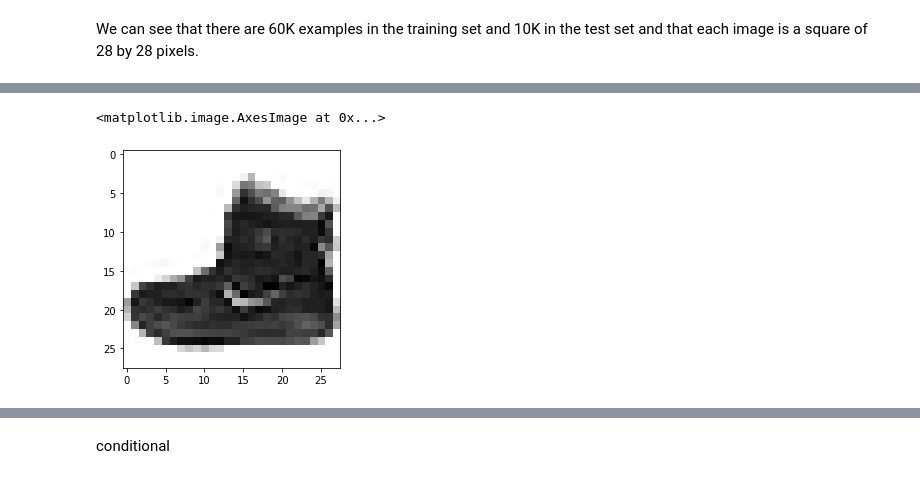
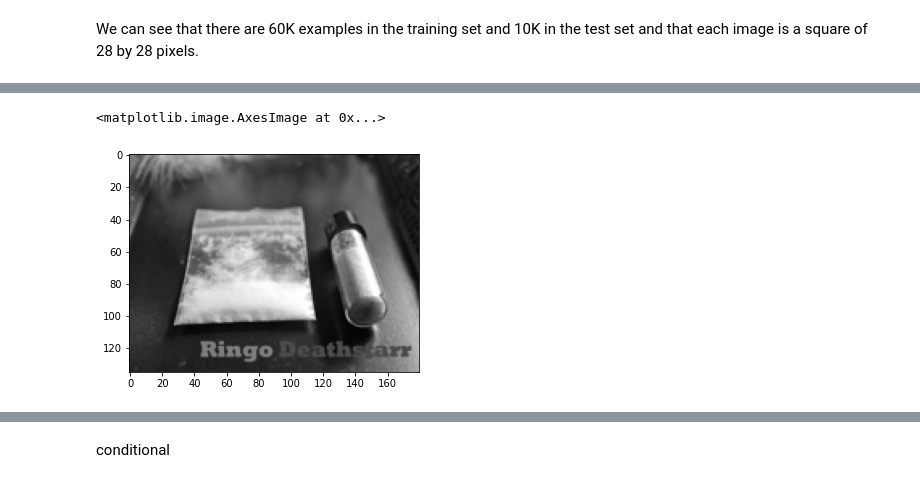
Before and after one commit to AlePaff/Generador-de-imagenes, a Jupyter notebook: TP4.ipynb, the cells around one changed output, grey strips where cells are left out. Saved outputs shown, nothing was run; the diff lists cells and outputs as text; code cells hidden in the pictures.

```diff
--- a/TP4.ipynb
+++ b/TP4.ipynb
@@ -115 +86,21 @@ def NumpyToPil(img):
+# %%
+#transforma una imagen PIL en un arreglo numpy
+def pilToNumpy(img):
+    return np.array(img)   # im2arr.shape: height x width x channel
+
+# dado un arreglo en numpy grafica la imagen (grayscale o rgb)
+def graficarNumpyIm(img_numpy):
+  plt.imshow(img_numpy, cmap='gray')
+
+#dado un id de imagen devuleve su objeto PIL transformado en un objeto numpy (rgb)
+def getImagen(img_id):
+  return pilToNumpy(Image.open(direccion_imagenes+'/'+str(img_id)+'.jpg'))
+
+def getImagenGray(img_id):
+  return grayscale(getImagen(img_id))
+
+#dada una imagen la transforma en un arreglo de numpy en escala de grises
+def grayscale(img):
+  rgb_weights = [0.2989, 0.5870, 0.1140]
+  return np.dot(img, rgb_weights)
 # %%
@@ -268,0 +366,9 @@ https://pbpython.com/categorical-encoding.html
+# %%
+idIm = [11, 15, 17, 19, 25, 27, 28, 32, 33, 35, 36, 38, 40, 41, 45]
+idImTest = [132, 142, 150, 149, 172, 191]
+# %%
+trainX = np.array([getImagenGray(i) for i in idIm])      #https://stackoverflow.com/questions/39195113/how-to-load-multiple-images-in-a-numpy-array
+trainy = np.array(idIm)
+
+testX = np.array([getImagenGray(i) for i in idImTest])
+testy = np.array(idImTest)
@@ -551,9 +661,9 @@ https://machinelearningmastery.com/how-to-develop-a-conditional-generative-adver
 # %% [markdown]
 Generative adversarial nets can be extended to a conditional model if both the generator and discriminator are conditioned on some extra information y. […] We can perform the conditioning by feeding y into the both the discriminator and generator as additional input layer
 # %%
-from keras.datasets.fashion_mnist import load_data
+# from keras.datasets.fashion_mnist import load_data
 # load the images into memory
-(trainX, trainy), (testX, testy) = load_data()
+# (trainX, trainy), (testX, testy) = load_data()
 # %% [markdown]
 We can see that there are 60K examples in the training set and 10K in the test set and that each image is a square of 28 by 28 pixels.
 # %%
@@ -566,10 +690,9 @@ Test (10000, 28, 28) (10000,)
 # %%
 # plot raw pixel data
-from matplotlib import pyplot
-pyplot.imshow(trainX[0], cmap='gray')   #gray_r invierte el blanco y negro de la imagen
+plt.imshow(trainX[0], cmap='gray')   #gray_r invierte el blanco y negro de la imagen
 # %% [output]
 <matplotlib.image.AxesImage at 0x...>
-[figure, old version]
+[figure, new version]
 # %%
 # plot images from the training dataset
 for i in range(100):
```
Also changed, not shown: parts of 70 cells of this notebook.
